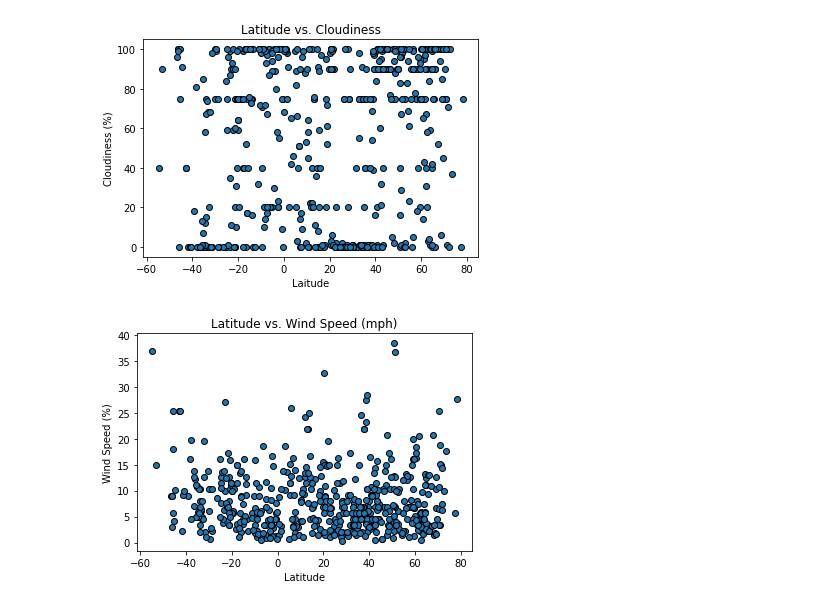
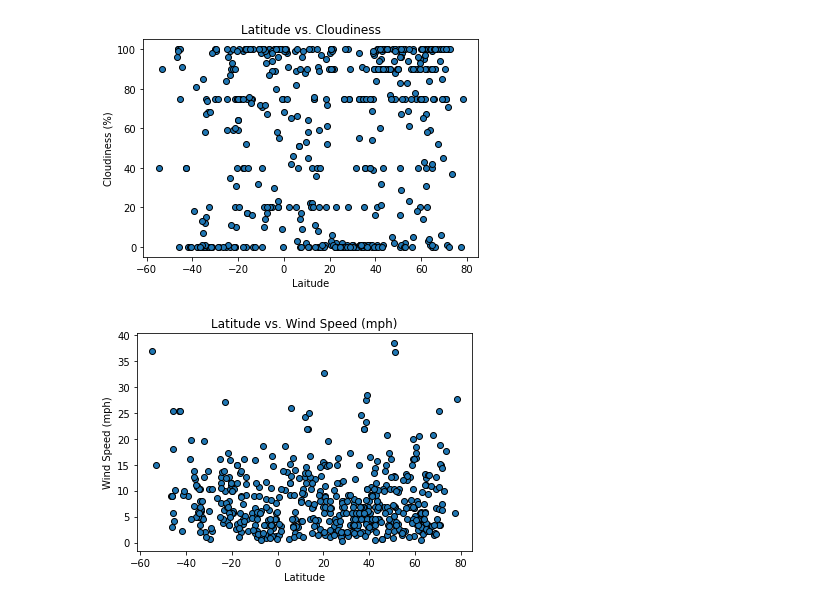
Before and after one commit to sabudou/python-api-challenge_, a Jupyter notebook: WeatherPy.ipynb, the cells around one changed output. Drawn from its saved outputs; the diff is of its cells as text; code cells hidden in the pictures.

```diff
--- a/WeatherPy.ipynb
+++ b/WeatherPy.ipynb
@@ -165,8 +171,10 @@ plt.savefig("Latitude vs Cloudiness.png")
 # %%
 plt.scatter(weather["Lat"], weather["Wind Speed"], edgecolor = "black")
 plt.title("Latitude vs. Wind Speed (mph)")
 plt.xlabel("Latitude")
-plt.ylabel("Wind Speed (%)")
-plt.savefig("Latitude vs Wind Speed (mph).png")
+plt.ylabel("Wind Speed (mph)")
+plt.savefig("Latitude vs Wind Speed(mph).png")
+#The following code and graph is measuring Wind Speed in miles per hour y-axis and Latitude on the x-axis;
+#The majority of data points are less than 20 mph
 # %% [output]
-[figure, old version]
+[figure, new version]
```
Also changed, not shown: parts of 3 cells of this notebook, 2 other files.
